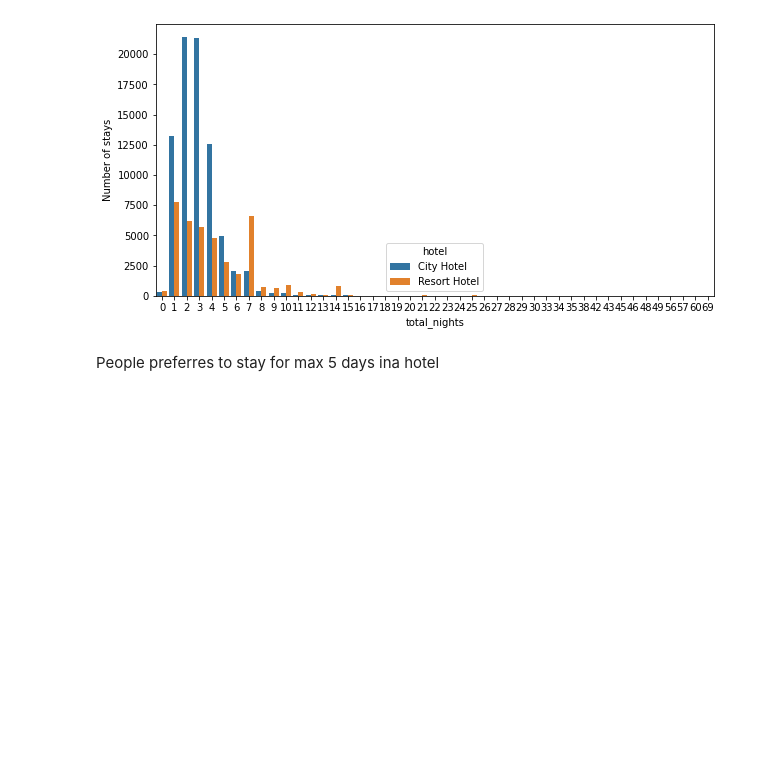
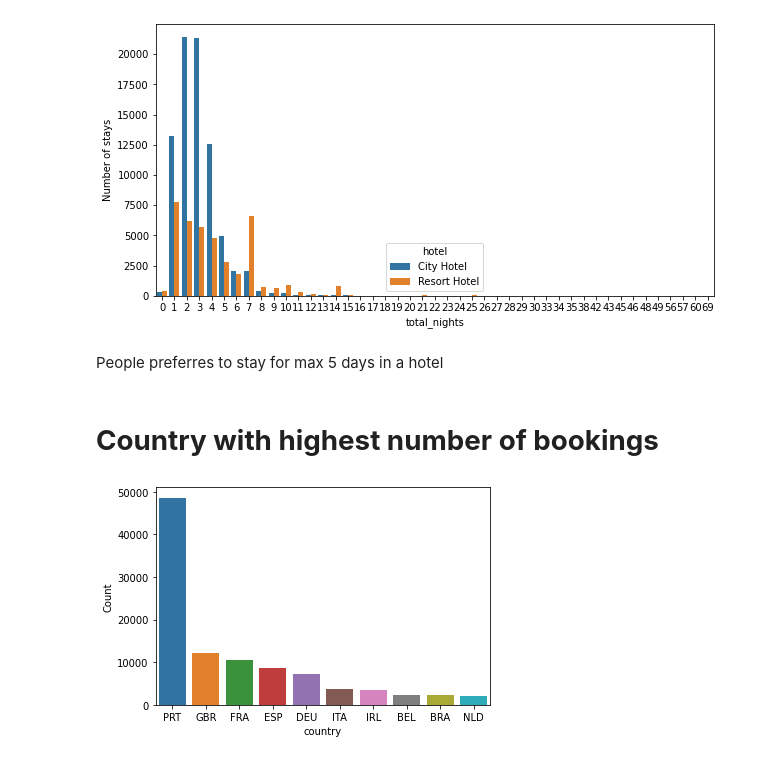
Before and after one commit to sanjayrawat2468/Hotel-Booking-Analysis, a Jupyter notebook: Copy_of_Hotel_Booking_Analysis_Capstone_Project.ipynb, the cells around one changed output. Cells and saved outputs as stored; diff of their text form; code cells hidden in the pictures; blank space fills up the shorter version.

```diff
--- a/Copy_of_Hotel_Booking_Analysis_Capstone_Project.ipynb
+++ b/Copy_of_Hotel_Booking_Analysis_Capstone_Project.ipynb
@@ -434,4 +452,14 @@ sns.barplot(x = 'total_nights', y = 'Number of stays',data= stay,hue='hotel')
 <matplotlib.axes._subplots.AxesSubplot at 0x...>
 [figure]
 # %% [markdown]
-People preferres to stay for max 5 days ina hotel
+People preferres to stay for max 5 days in a hotel
+# %% [markdown]
+# **Country with highest number of bookings**
+# %%
+df_not_canceled = df[df['is_canceled'] == 0]
+grouped_by_country = df_clean.groupby('country')
+d1 = pd.DataFrame(grouped_by_country.size()).reset_index().rename(columns = {0:'Count'}).sort_values('Count', ascending = False)[:10]
+sns.barplot(x = d1['country'], y  = d1['Count'])
+plt.show()
+# %% [output]
+[figure, added]
```
Also changed, not shown: parts of 8 cells of this notebook.
